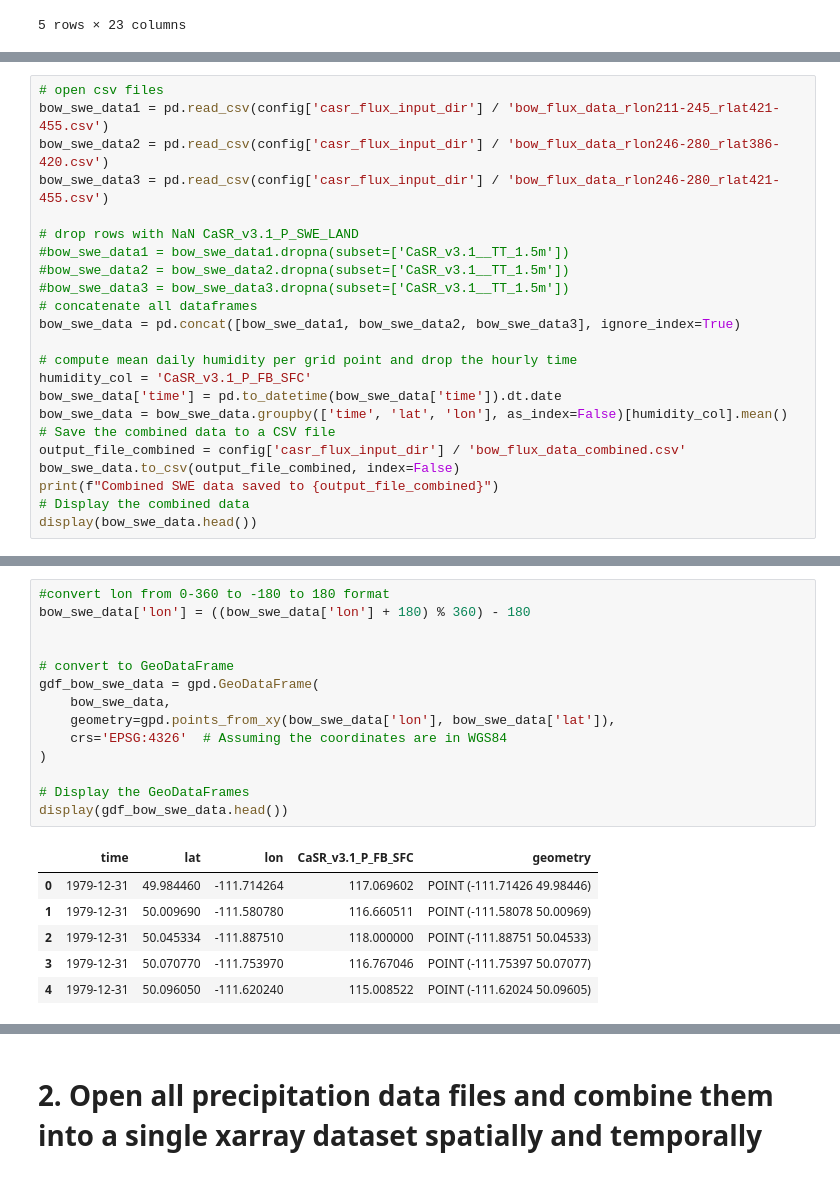
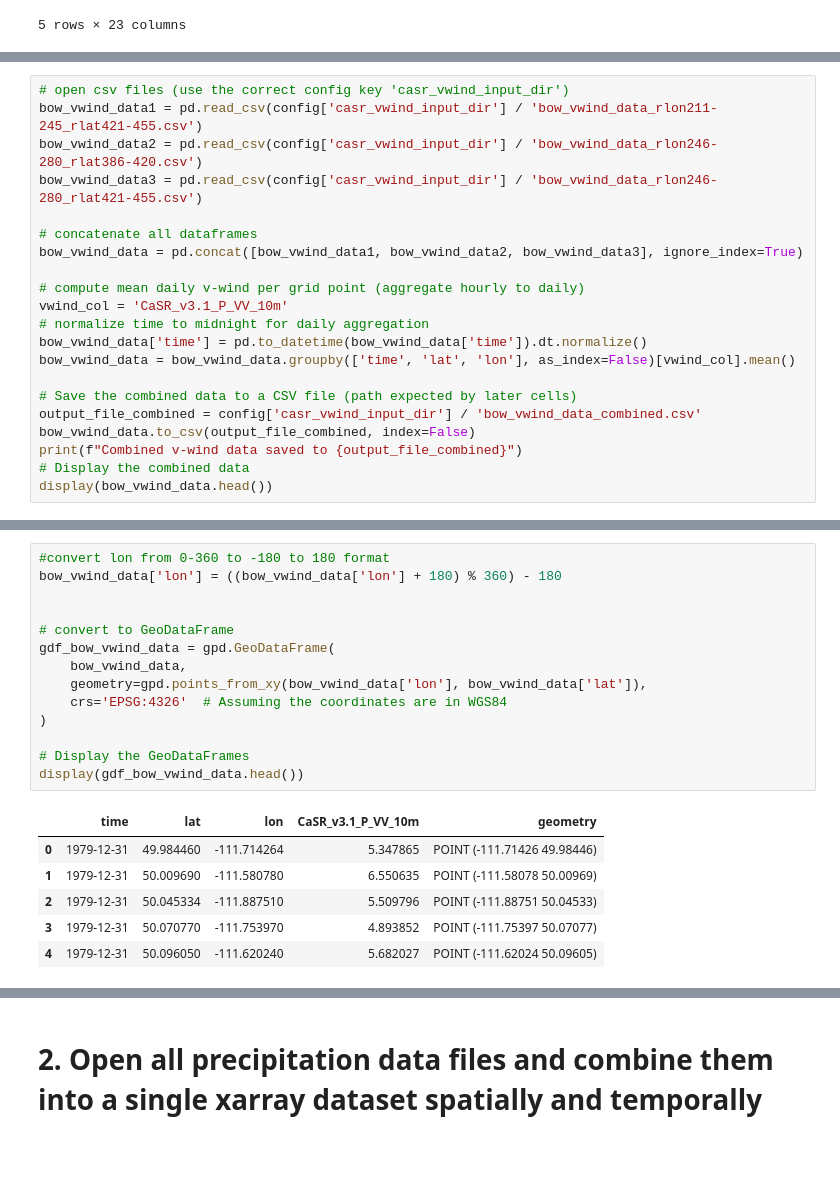
Before and after one commit to Nadiesenali/snowdroughtindex-main, a Jupyter notebook: notebooks/workflows/0.3_CaSR_data_preparation.ipynb, the cells around one changed output, grey strips where cells are left out. Drawn from its saved outputs; the diff is of its cells as text.

```diff
--- a/notebooks/workflows/0.3_CaSR_data_preparation.ipynb
+++ b/notebooks/workflows/0.3_CaSR_data_preparation.ipynb
@@ -164,24 +166,22 @@ Extracted SWE data saved to c:\Users\walimunige.rupasingh\OneDrive - University
 # %%
-# open csv files
-bow_swe_data1 = pd.read_csv(config['casr_flux_input_dir'] / 'bow_flux_data_rlon211-245_rlat421-455.csv')
-bow_swe_data2 = pd.read_csv(config['casr_flux_input_dir'] / 'bow_flux_data_rlon246-280_rlat386-420.csv')
-bow_swe_data3 = pd.read_csv(config['casr_flux_input_dir'] / 'bow_flux_data_rlon246-280_rlat421-455.csv')
+# open csv files (use the correct config key 'casr_vwind_input_dir')
+bow_vwind_data1 = pd.read_csv(config['casr_vwind_input_dir'] / 'bow_vwind_data_rlon211-245_rlat421-455.csv')
+bow_vwind_data2 = pd.read_csv(config['casr_vwind_input_dir'] / 'bow_vwind_data_rlon246-280_rlat386-420.csv')
+bow_vwind_data3 = pd.read_csv(config['casr_vwind_input_dir'] / 'bow_vwind_data_rlon246-280_rlat421-455.csv')
 
-# drop rows with NaN CaSR_v3.1_P_SWE_LAND
-#bow_swe_data1 = bow_swe_data1.dropna(subset=['CaSR_v3.1__TT_1.5m'])
-#bow_swe_data2 = bow_swe_data2.dropna(subset=['CaSR_v3.1__TT_1.5m'])
-#bow_swe_data3 = bow_swe_data3.dropna(subset=['CaSR_v3.1__TT_1.5m'])
 # concatenate all dataframes
-bow_swe_data = pd.concat([bow_swe_data1, bow_swe_data2, bow_swe_data3], ignore_index=True)
+bow_vwind_data = pd.concat([bow_vwind_data1, bow_vwind_data2, bow_vwind_data3], ignore_index=True)
 
-# compute mean daily humidity per grid point and drop the hourly time
-humidity_col = 'CaSR_v3.1_P_FB_SFC'
-bow_swe_data['time'] = pd.to_datetime(bow_swe_data['time']).dt.date
-bow_swe_data = bow_swe_data.groupby(['time', 'lat', 'lon'], as_index=False)[humidity_col].mean()
-# Save the combined data to a CSV file
-output_file_combined = config['casr_flux_input_dir'] / 'bow_flux_data_combined.csv'
-bow_swe_data.to_csv(output_file_combined, index=False)
-print(f"Combined SWE data saved to {output_file_combined}")
+# compute mean daily v-wind per grid point (aggregate hourly to daily)
+vwind_col = 'CaSR_v3.1_P_VV_10m'
+# normalize time to midnight for daily aggregation
+bow_vwind_data['time'] = pd.to_datetime(bow_vwind_data['time']).dt.normalize()
+bow_vwind_data = bow_vwind_data.groupby(['time', 'lat', 'lon'], as_index=False)[vwind_col].mean()
+
+# Save the combined data to a CSV file (path expected by later cells)
+output_file_combined = config['casr_vwind_input_dir'] / 'bow_vwind_data_combined.csv'
+bow_vwind_data.to_csv(output_file_combined, index=False)
+print(f"Combined v-wind data saved to {output_file_combined}")
 # Display the combined data
-display(bow_swe_data.head())
+display(bow_vwind_data.head())
 # %% [output]
@@ -211,25 +211,25 @@ print(bow_swe_data)
 [4224566 rows x 4 columns]
 # %%
 #convert lon from 0-360 to -180 to 180 format
-bow_swe_data['lon'] = ((bow_swe_data['lon'] + 180) % 360) - 180
+bow_vwind_data['lon'] = ((bow_vwind_data['lon'] + 180) % 360) - 180
 
 
 # convert to GeoDataFrame
-gdf_bow_swe_data = gpd.GeoDataFrame(
-    bow_swe_data,
-    geometry=gpd.points_from_xy(bow_swe_data['lon'], bow_swe_data['lat']),
+gdf_bow_vwind_data = gpd.GeoDataFrame(
+    bow_vwind_data,
+    geometry=gpd.points_from_xy(bow_vwind_data['lon'], bow_vwind_data['lat']),
     crs='EPSG:4326'  # Assuming the coordinates are in WGS84
 )
 
 # Display the GeoDataFrames
-display(gdf_bow_swe_data.head())
+display(gdf_bow_vwind_data.head())
 # %% [output]
-|  | time | lat | lon | CaSR_v3.1_P_FB_SFC | geometry |
-| 0 | 1979-12-31 | 49.984460 | -111.714264 | 117.069602 | POINT (-111.71426 49.98446) |
-| 1 | 1979-12-31 | 50.009690 | -111.580780 | 116.660511 | POINT (-111.58078 50.00969) |
-| 2 | 1979-12-31 | 50.045334 | -111.887510 | 118.000000 | POINT (-111.88751 50.04533) |
-| 3 | 1979-12-31 | 50.070770 | -111.753970 | 116.767046 | POINT (-111.75397 50.07077) |
-| 4 | 1979-12-31 | 50.096050 | -111.620240 | 115.008522 | POINT (-111.62024 50.09605) |
+|  | time | lat | lon | CaSR_v3.1_P_VV_10m | geometry |
+| 0 | 1979-12-31 | 49.984460 | -111.714264 | 5.347865 | POINT (-111.71426 49.98446) |
+| 1 | 1979-12-31 | 50.009690 | -111.580780 | 6.550635 | POINT (-111.58078 50.00969) |
+| 2 | 1979-12-31 | 50.045334 | -111.887510 | 5.509796 | POINT (-111.88751 50.04533) |
+| 3 | 1979-12-31 | 50.070770 | -111.753970 | 4.893852 | POINT (-111.75397 50.07077) |
+| 4 | 1979-12-31 | 50.096050 | -111.620240 | 5.682027 | POINT (-111.62024 50.09605) |
 # %%
 # plot data points and shapefile
 fig, ax = plt.subplots(figsize=(10, 10))
```
Also changed, not shown: parts of 10 cells of this notebook, 2 other files.
